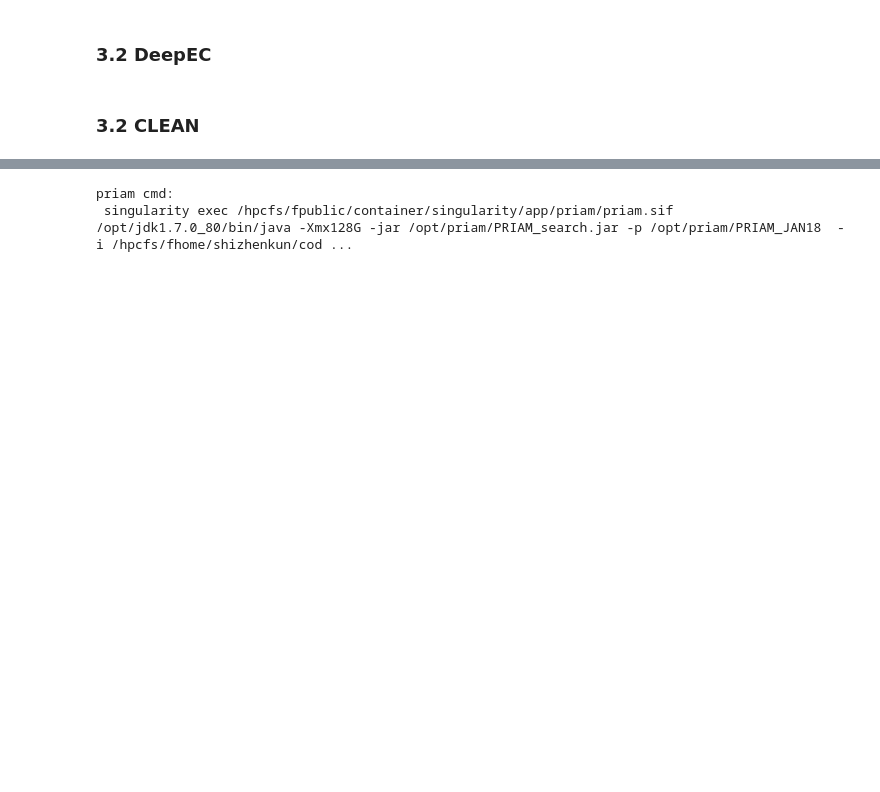
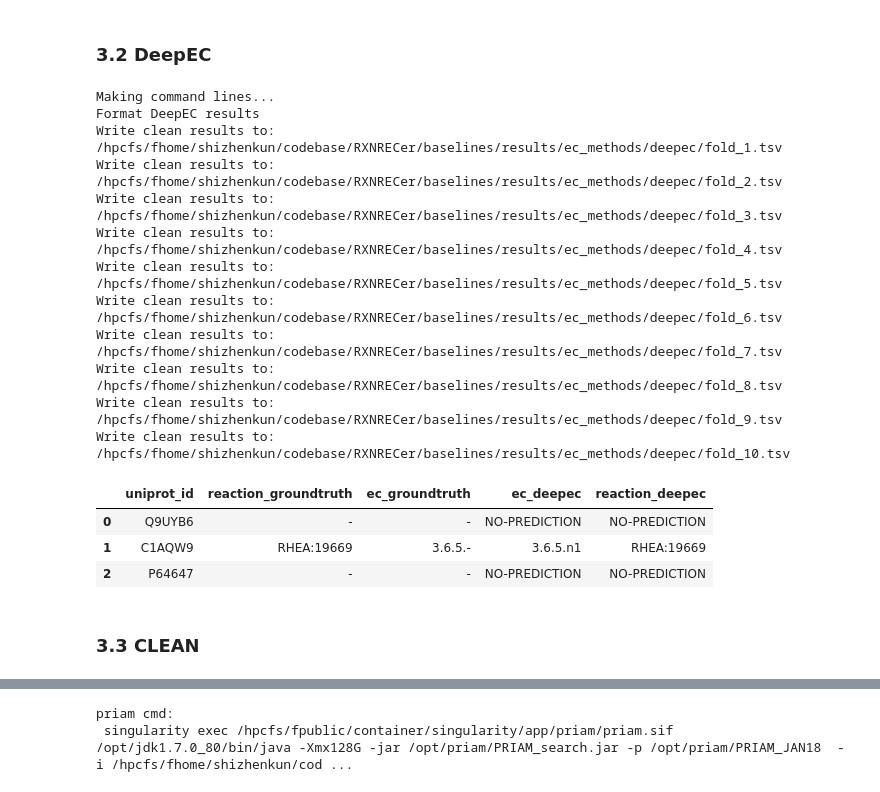
Before and after one commit to kingstdio/RXNRECer, a Jupyter notebook: baselines/s2_baseline_ec_method_10_fold.ipynb, the cells around one changed output, grey strips where cells are left out. Saved outputs shown, nothing was run; the diff lists cells and outputs as text; code cells hidden in the pictures; blank space fills up the shorter version.

```diff
--- a/baselines/s2_baseline_ec_method_10_fold.ipynb
+++ b/baselines/s2_baseline_ec_method_10_fold.ipynb
@@ -123,20 +119,57 @@ Runing prediction for each fold...
 ### 3.2 DeepEC
 # %%
 vali_res_deepec = [
-    f'/hpcfs/fhome/shizhenkun/codebase/RXNRECer/baselines/results/ec_methods/deepec/fold{item}'
+    f'{cfg.DIR_RES_BASELINE}results/ec_methods/deepec/fold{item}'
     for item in range(1, 11)
 ]
 
 print('Making command lines...')
 commands = [
     f'singularity exec --nv --cleanenv /hpcfs/fpublic/container/singularity/app/deepec/deepec.sif python /opt/deepec/deepec.py -i {vali_fasta_files[item]} -o {vali_res_deepec[item]}'
     for item in range(10)
 ]
 
-# Execute each command in the shell and print output
-for cmd in commands:
-    print(f'Executing: {cmd}')
-    result = subprocess.run(cmd, shell=True, capture_output=True, text=True)
-    print(result.stdout)
-    if result.stderr:
-        print(f'Error: {result.stderr}')
+# # Execute each command in the shell and print output
+# for cmd in commands:
+#     print(f'Executing: {cmd}')
+#     result = subprocess.run(cmd, shell=True, capture_output=True, text=True)
+#     print(result.stdout)
+#     if result.stderr:
+#         print(f'Error: {result.stderr}')
+
+
+vali_res_deepec_rxn = [f'{cfg.DIR_RES_BASELINE}results/ec_methods/deepec/fold_{item}.tsv' for item in range(1, 11)]
+
+print('Format DeepEC results')
+def format_clean_results(indexer):
+
+    #format EC resluts from clean
+    res = btools.load_deepec_resluts(filepath=f'{vali_res_deepec[indexer]}/DeepEC_Result.txt').rename(columns={'id': 'uniprot_id'})
+    # 拼合groundtruth
+    ds_test = pd.read_feather(vali_feather_files[indexer])
+    res= merge_test_set(testset=ds_test, needmergeset= res)
+    res['reaction_deepec']=res.ec_deepec.parallel_apply(lambda x: btools.retrival_reaction_from_ec(ec_pred=x, ec_reaction_map=ec_reaction_map))
+    res = res.replace('', 'EC-WITHOUT-REACTION')
+    res.to_csv(vali_res_deepec_rxn[indexer], sep='\t', index=False)
+    print(f'Write clean results to: {vali_res_deepec_rxn[indexer]} ')
+
+
+[format_clean_results(indexer=i) for i in range(10)]
+pd.read_csv(vali_res_deepec_rxn[0], sep='\t').head(3)
+# %% [output]
+Making command lines...
+Format DeepEC results
+Write clean results to: /hpcfs/fhome/shizhenkun/codebase/RXNRECer/baselines/results/ec_methods/deepec/fold_1.tsv
+Write clean results to: /hpcfs/fhome/shizhenkun/codebase/RXNRECer/baselines/results/ec_methods/deepec/fold_2.tsv
+Write clean results to: /hpcfs/fhome/shizhenkun/codebase/RXNRECer/baselines/results/ec_methods/deepec/fold_3.tsv
+Write clean results to: /hpcfs/fhome/shizhenkun/codebase/RXNRECer/baselines/results/ec_methods/deepec/fold_4.tsv
+Write clean results to: /hpcfs/fhome/shizhenkun/codebase/RXNRECer/baselines/results/ec_methods/deepec/fold_5.tsv
+Write clean results to: /hpcfs/fhome/shizhenkun/codebase/RXNRECer/baselines/results/ec_methods/deepec/fold_6.tsv
+Write clean results to: /hpcfs/fhome/shizhenkun/codebase/RXNRECer/baselines/results/ec_methods/deepec/fold_7.tsv
+Write clean results to: /hpcfs/fhome/shizhenkun/codebase/RXNRECer/baselines/results/ec_methods/deepec/fold_8.tsv
+Write clean results to: /hpcfs/fhome/shizhenkun/codebase/RXNRECer/baselines/results/ec_methods/deepec/fold_9.tsv
+Write clean results to: /hpcfs/fhome/shizhenkun/codebase/RXNRECer/baselines/results/ec_methods/deepec/fold_10.tsv
+|  | uniprot_id | reaction_groundtruth | ec_groundtruth | ec_deepec | reaction_deepec |
+| 0 | Q9UYB6 | - | - | NO-PREDICTION | NO-PREDICTION |
+| 1 | C1AQW9 | RHEA:19669 | 3.6.5.- | 3.6.5.n1 | RHEA:19669 |
+| 2 | P64647 | - | - | NO-PREDICTION | NO-PREDICTION |
@@ -164,3 +176,3 @@ pd.read_csv(res_deepec_files_tsv[i], sep='\t').head(3)
 # %% [markdown]
-### 3.2 CLEAN
+### 3.3 CLEAN
 # %%
```
Also changed, not shown: parts of 24 cells of this notebook, 2 other files.
